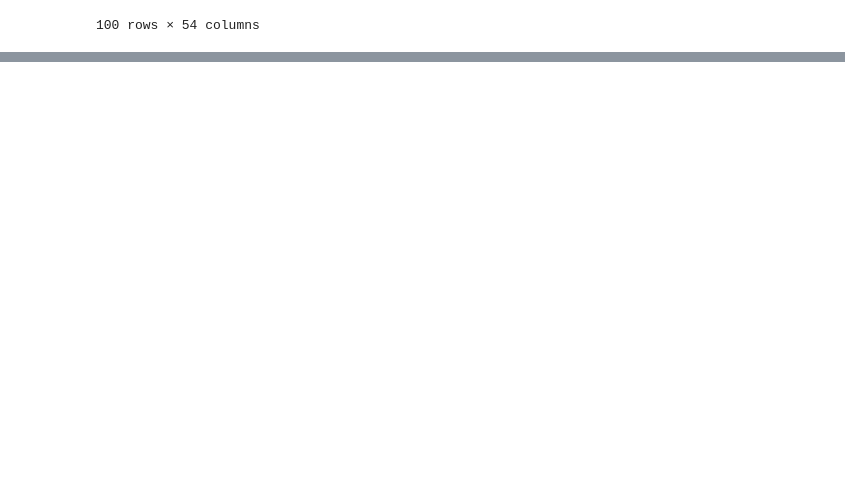
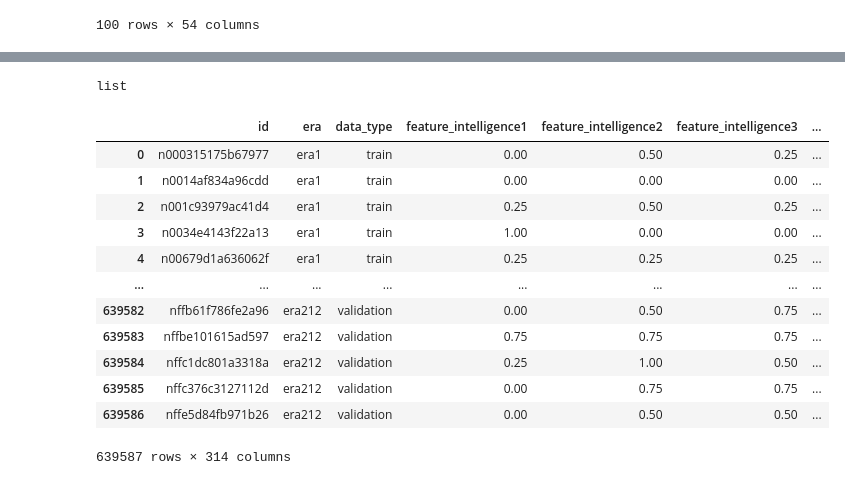
Before and after one commit to djliden/numerai_utils, a Jupyter notebook: notebooks/test.ipynb, the cells around one changed output, grey strips where cells are left out. Drawn from its saved outputs; the diff is of its cells as text; code cells hidden in the pictures; blank space fills up the shorter version.

Commit message:
Update test suite
Adds and cleans tests for data processing step (basically making sure
correct type and dimensions of output are returned)

```diff
--- a/notebooks/test.ipynb
+++ b/notebooks/test.ipynb
@@ -72,0 +97,23 @@ pd.read_pickle("./tests/test_data/df_sample.pkl")
+# %%
+training_data, feature_cols, target_cols = setup.process_current(processed_pkl,
+                                                        train, tourn)
+# %%
+type(target_cols)
+# %% [output]
+list
+# %%
+training_data
+# %% [output]
+|  | id | era | data_type | feature_intelligence1 | feature_intelligence2 | feature_intelligence3 | ... |
+| 0 | n000315175b67977 | era1 | train | 0.00 | 0.50 | 0.25 | ... |
+| 1 | n0014af834a96cdd | era1 | train | 0.00 | 0.00 | 0.00 | ... |
+| 2 | n001c93979ac41d4 | era1 | train | 0.25 | 0.50 | 0.25 | ... |
+| 3 | n0034e4143f22a13 | era1 | train | 1.00 | 0.00 | 0.00 | ... |
+| 4 | n00679d1a636062f | era1 | train | 0.25 | 0.25 | 0.25 | ... |
+| ... | ... | ... | ... | ... | ... | ... | ... |
+| 639582 | nffb61f786fe2a96 | era212 | validation | 0.00 | 0.50 | 0.75 | ... |
+| 639583 | nffbe101615ad597 | era212 | validation | 0.75 | 0.75 | 0.75 | ... |
+| 639584 | nffc1dc801a3318a | era212 | validation | 0.25 | 1.00 | 0.50 | ... |
+| 639585 | nffc376c3127112d | era212 | validation | 0.00 | 0.75 | 0.75 | ... |
+| 639586 | nffe5d84fb971b26 | era212 | validation | 0.00 | 0.50 | 0.50 | ... |
+639587 rows × 314 columns
```
Also changed, not shown: parts of 6 cells of this notebook, 5 other files.
